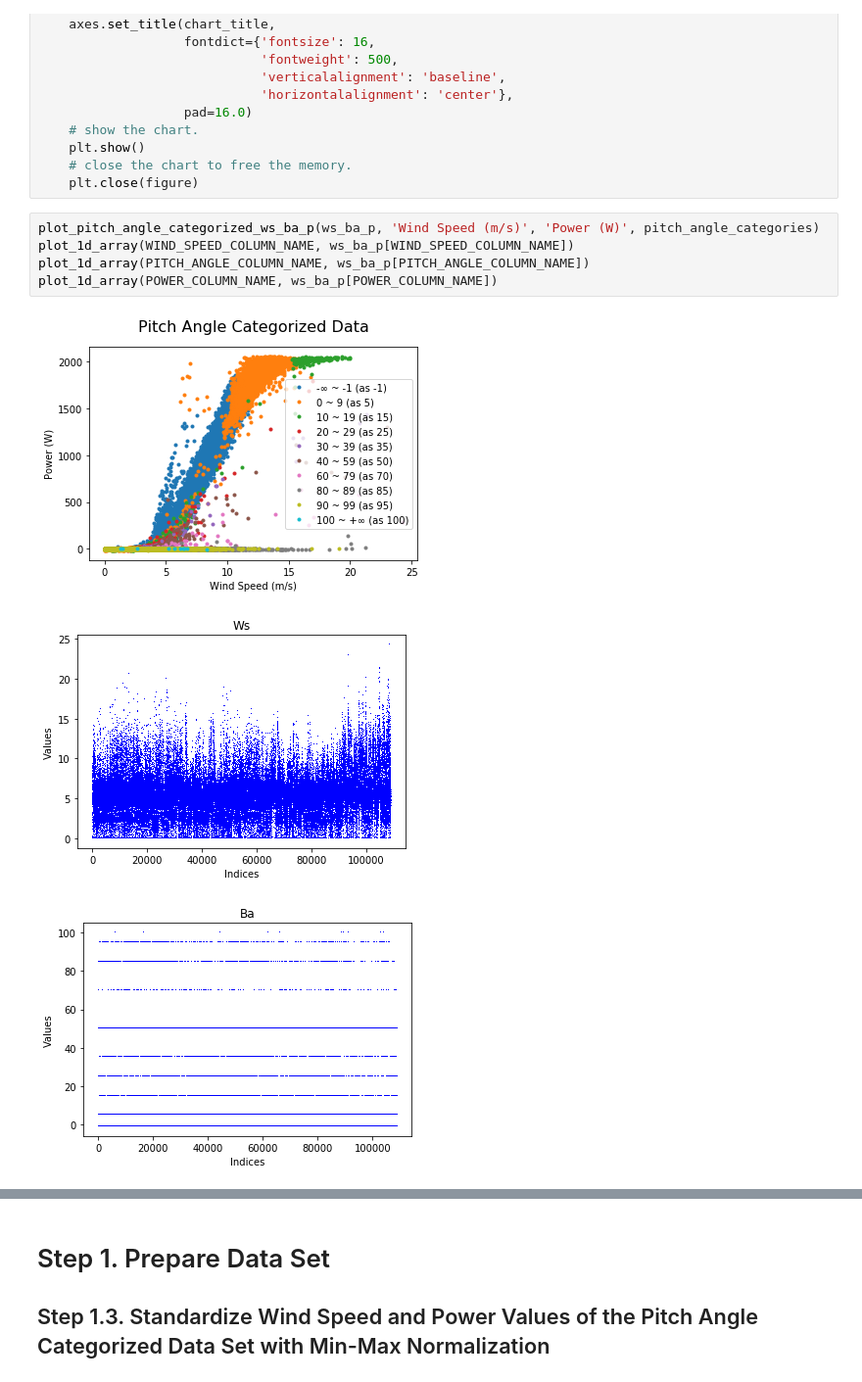
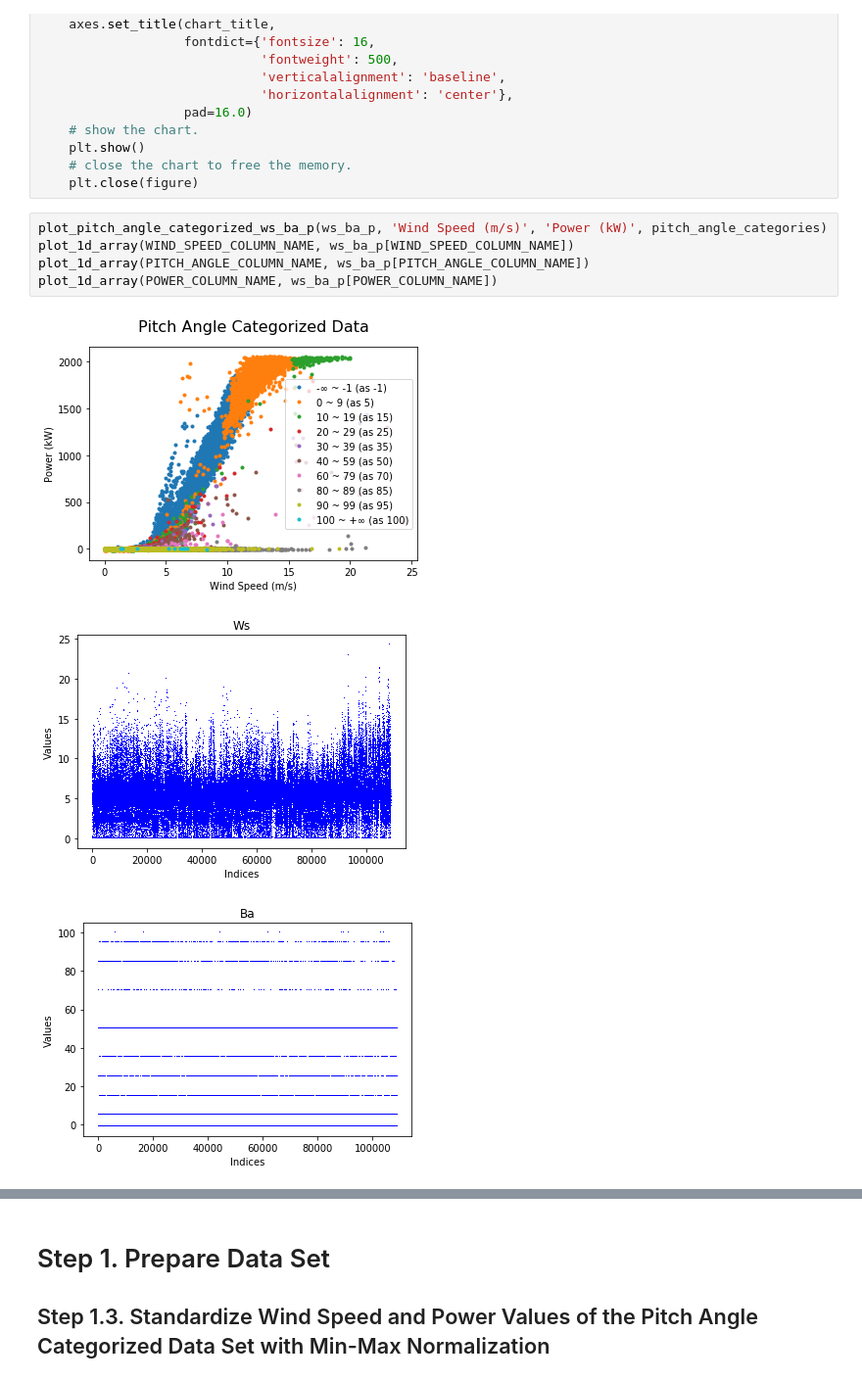
Before and after one commit to phogbinh/NTUT2019FallArtificialIntelligence, a Jupyter notebook: WindPowerKNN/wind_power_knn.ipynb, the cells around one changed output, grey strips where cells are left out. Shown at 98% size. Saved outputs shown, nothing was run; the diff lists cells and outputs as text.

Commit message:
[master] Updated the unit for power.

```diff
--- a/WindPowerKNN/wind_power_knn.ipynb
+++ b/WindPowerKNN/wind_power_knn.ipynb
@@ -179,12 +179,12 @@ def plot_pitch_angle_categorized_ws_ba_p(ws_ba_p, chart_horizontal_label, chart_
     # close the chart to free the memory.
     plt.close(figure)
 # %%
-plot_pitch_angle_categorized_ws_ba_p(ws_ba_p, 'Wind Speed (m/s)', 'Power (W)', pitch_angle_categories)
+plot_pitch_angle_categorized_ws_ba_p(ws_ba_p, 'Wind Speed (m/s)', 'Power (kW)', pitch_angle_categories)
 plot_1d_array(WIND_SPEED_COLUMN_NAME, ws_ba_p[WIND_SPEED_COLUMN_NAME])
 plot_1d_array(PITCH_ANGLE_COLUMN_NAME, ws_ba_p[PITCH_ANGLE_COLUMN_NAME])
 plot_1d_array(POWER_COLUMN_NAME, ws_ba_p[POWER_COLUMN_NAME])
 # %% [output]
-[figure, old version]
+[figure, new version]
 [figure]
 [figure]
 [figure]
```
